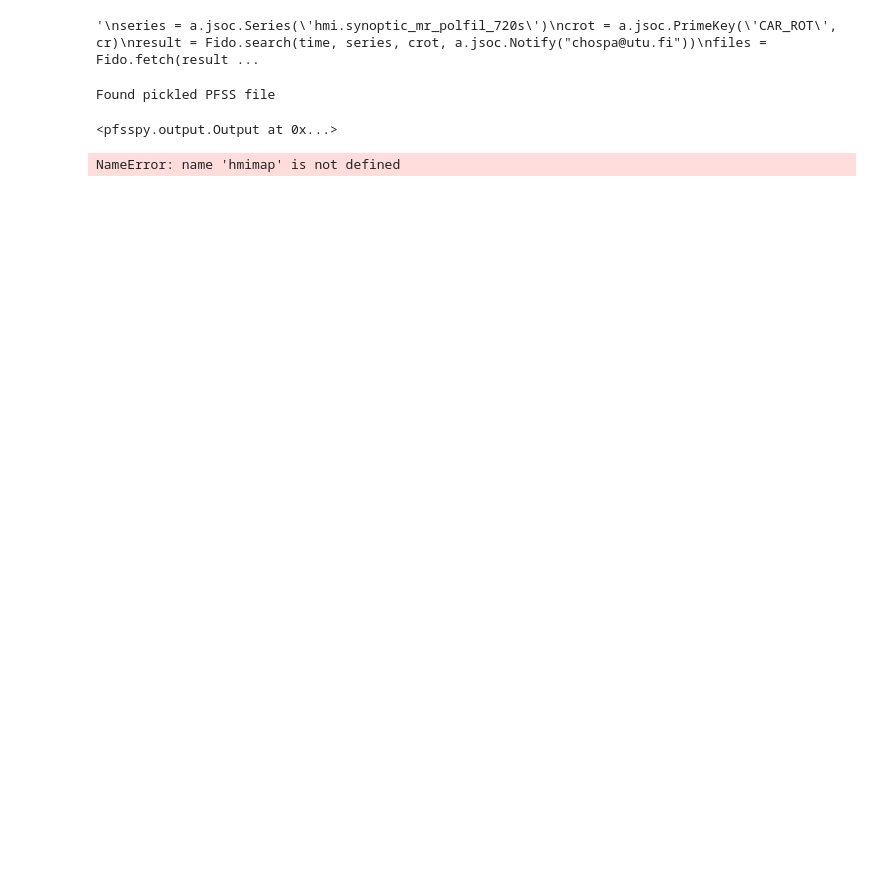
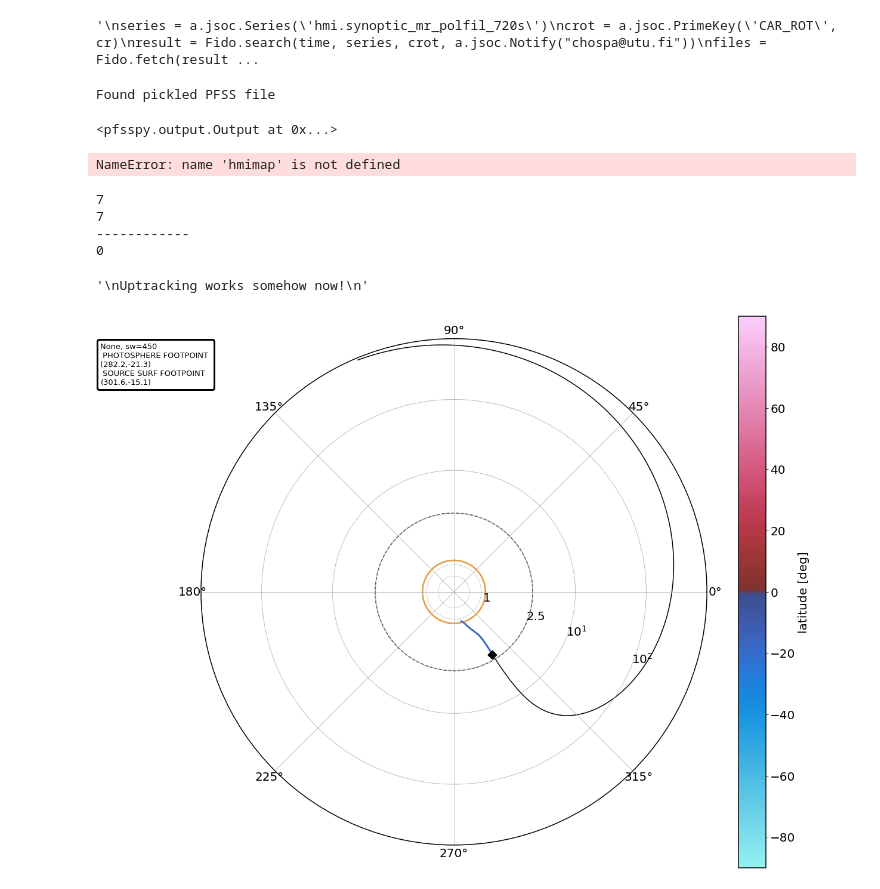
Before and after one commit to Christian-Palmroos/sub_pfss_analysis_notebook, a Jupyter notebook: pfsspy_backmap_SS_footpoint_gg.ipynb, the cells around one changed output. Saved outputs shown, nothing was run; the diff lists cells and outputs as text; code cells hidden in the pictures; blank space fills up the shorter version.

```diff
--- a/pfsspy_backmap_SS_footpoint_gg.ipynb
+++ b/pfsspy_backmap_SS_footpoint_gg.ipynb
@@ -1555,3 +1369,29 @@ lat = [-2, 3]
 flines = symlog_pspiral(u, d, lon, lat, hmimap=hmimap, save=False)
 # %% [output]
 NameError: name 'hmimap' is not defined
+# %%
+flines_to_track = 1
+n_circles = 2
+n_flines = 3
+
+total = flines_to_track + flines_to_track*n_circles*n_flines
+
+firsts0 = [0]
+firsts1 = [0, 13, 26]
+firsts2 = [0, 25, 49]
+
+num_dummies = n_circles*n_flines
+
+varycoords = np.arange(total)
+total_per_fp = n_flines*n_circles+1
+print(total_per_fp)
+print(len(varycoords))
+print("------------")
+for i in range(len(varycoords)):
+    if i%(total_per_fp)==0:
+        print(i)
+# %% [output]
+7
+7
+------------
+0
@@ -1557,0 +1760,17 @@ NameError: name 'hmimap' is not defined
+# %%
+'''
+Uptracking works somehow now!
+'''
+# %% [output]
+'\nUptracking works somehow now!\n'
+# %%
+u = [450]
+d = [180e6]
+lon = [282.9]
+lat = [-21.3]
+
+uptracked_flines = symlog_pspiral2(u, d, lon, lat, hmimap=output,
+                        vary=False, n_varies=5,
+                        save=False)
+# %% [output]
+[figure, added]
```
Also changed, not shown: parts of 17 cells of this notebook, 1 other file.
